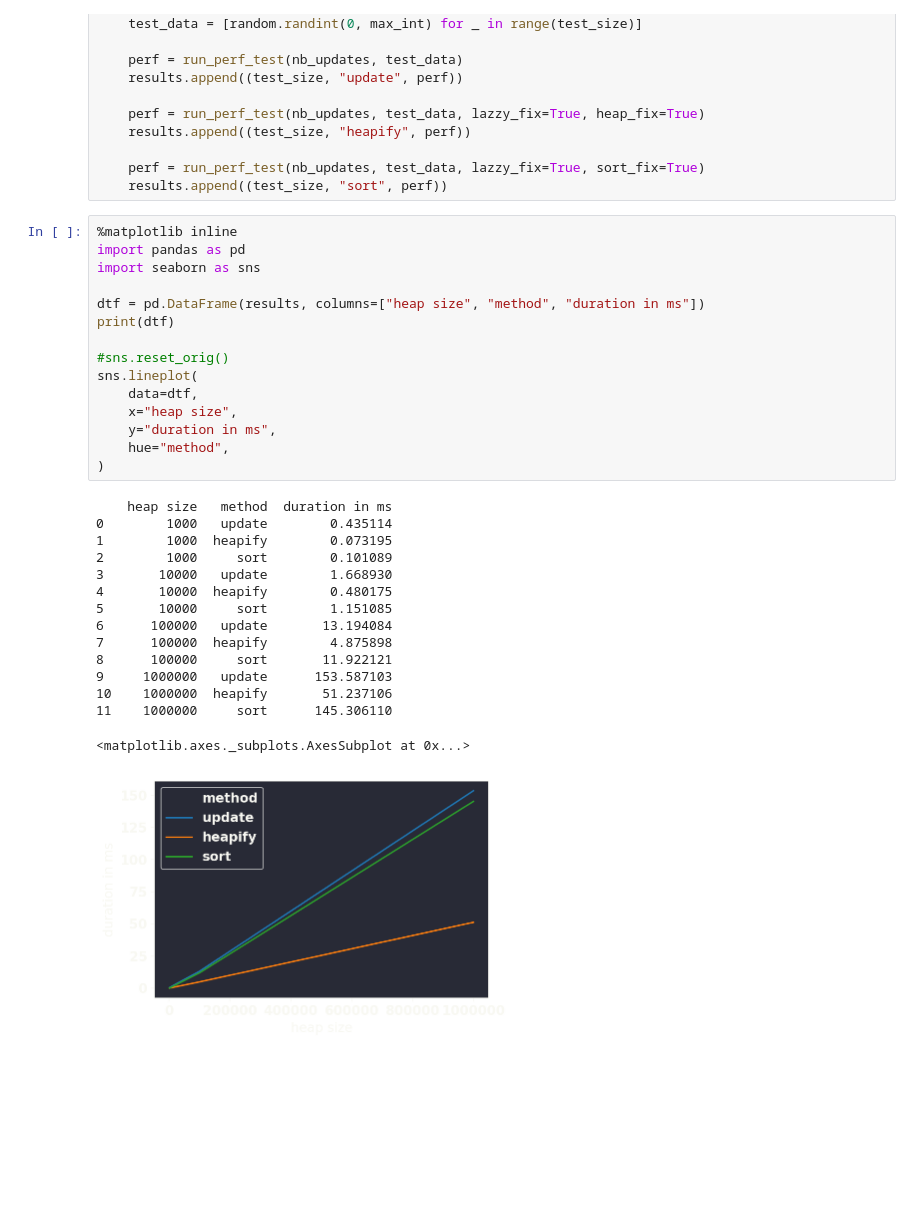
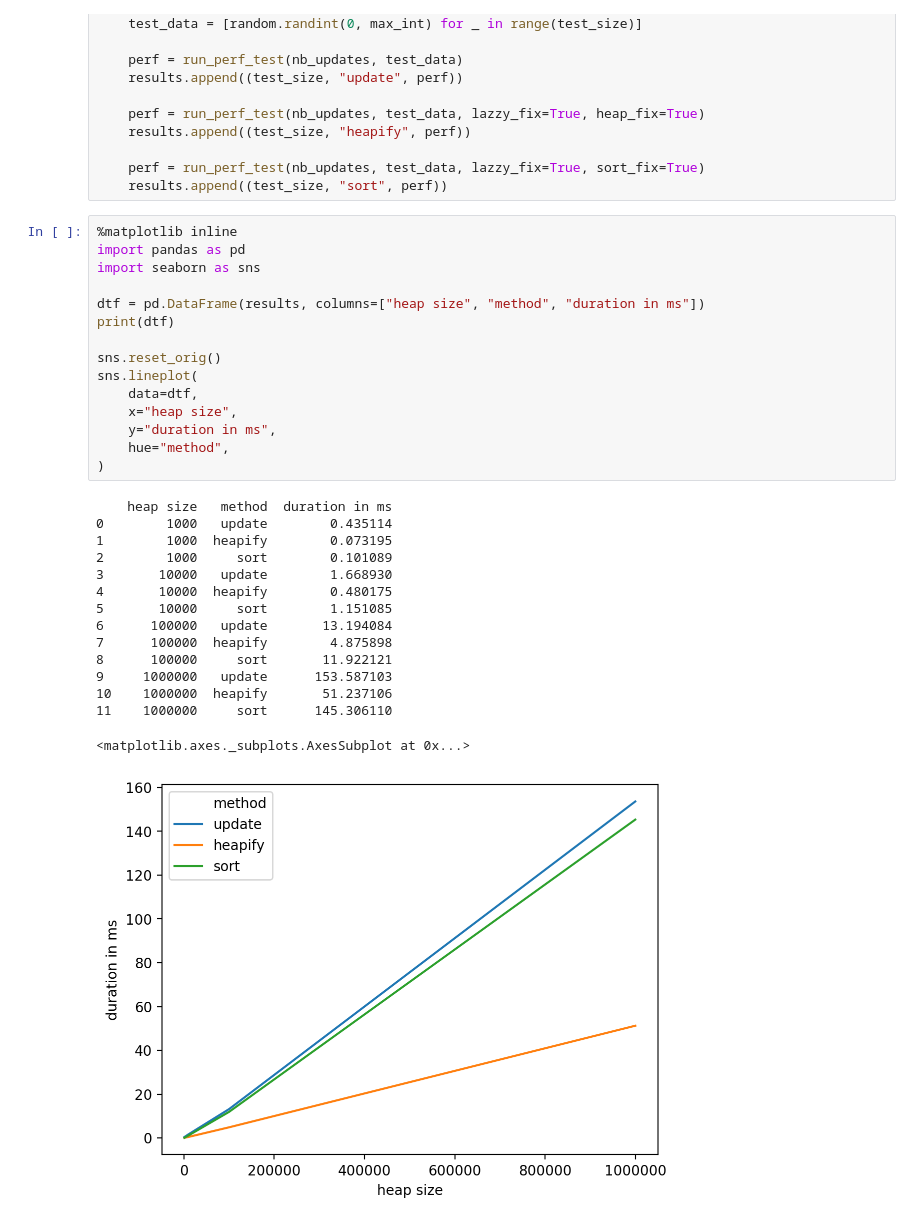
Before and after one commit to cglacet/Blog, a Jupyter notebook: python/heap_invariant_attack.ipynb, the cells around one changed output. Saved outputs shown, nothing was run; the diff lists cells and outputs as text; blank space fills up the shorter version.

Commit message:
plot color

```diff
--- a/python/heap_invariant_attack.ipynb
+++ b/python/heap_invariant_attack.ipynb
@@ -121,31 +121,31 @@ for i in range(3, 7):
 # %%
 %matplotlib inline
 import pandas as pd
 import seaborn as sns
 
 dtf = pd.DataFrame(results, columns=["heap size", "method", "duration in ms"])
 print(dtf)
 
-#sns.reset_orig()
+sns.reset_orig()
 sns.lineplot(
     data=dtf,
     x="heap size",
     y="duration in ms",
     hue="method",
 )
 # %% [output]
     heap size   method  duration in ms
 0        1000   update        0.435114
 1        1000  heapify        0.073195
 2        1000     sort        0.101089
 3       10000   update        1.668930
 4       10000  heapify        0.480175
 5       10000     sort        1.151085
 6      100000   update       13.194084
 7      100000  heapify        4.875898
 8      100000     sort       11.922121
 9     1000000   update      153.587103
 10    1000000  heapify       51.237106
 11    1000000     sort      145.306110
 <matplotlib.axes._subplots.AxesSubplot at 0x...>
-[figure, old version]
+[figure, new version]
```
